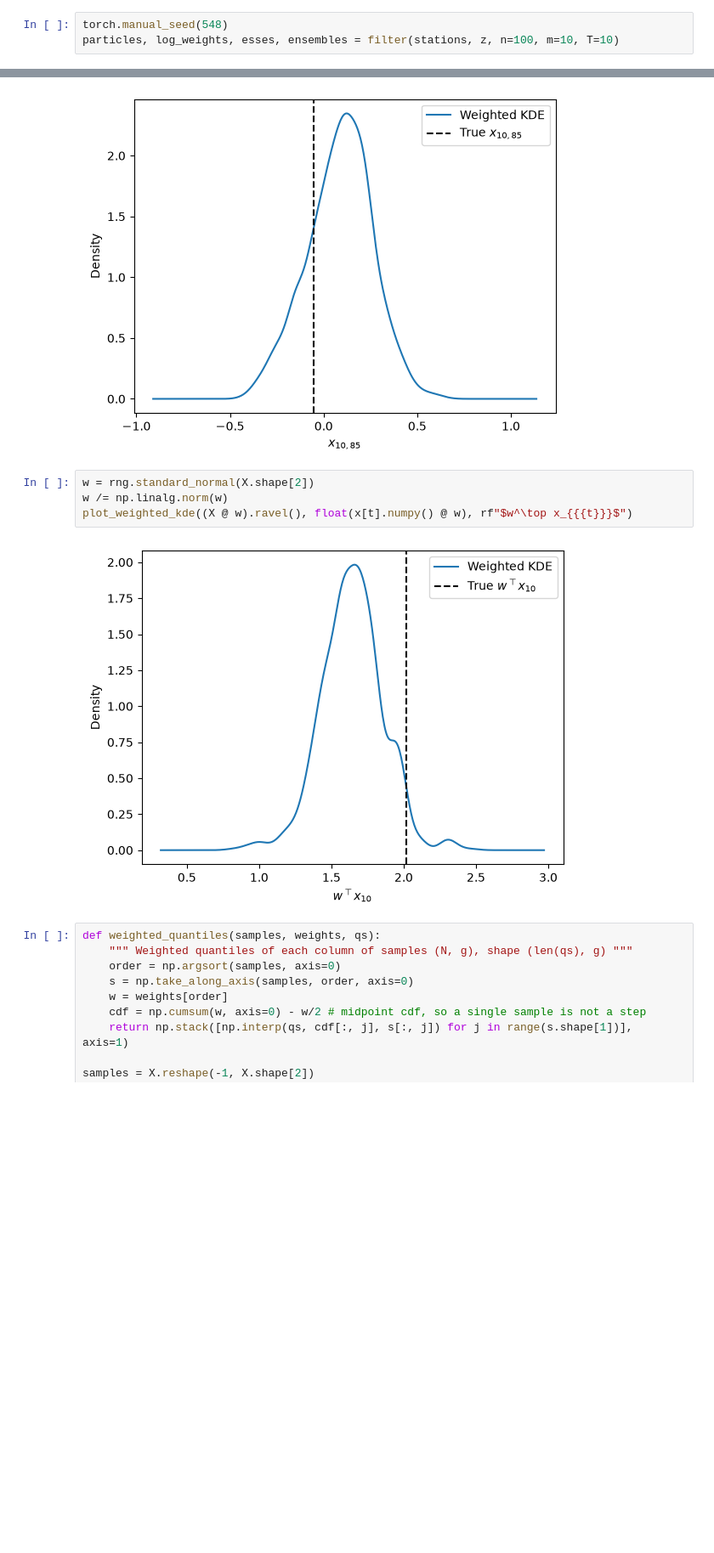
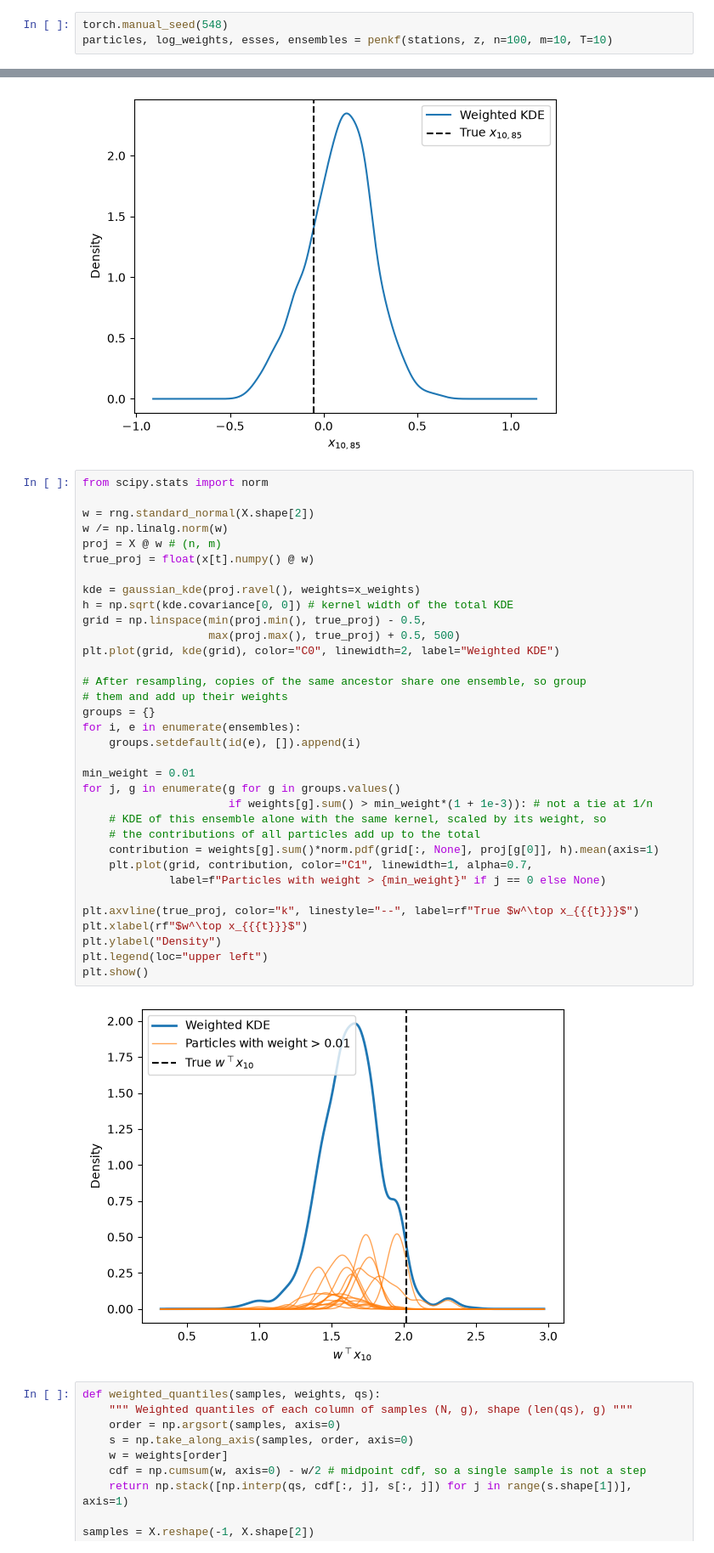
Before and after one commit to zach-lau/QP1, a Jupyter notebook: code/simulation/penkf.ipynb, the cells around one changed output, grey strips where cells are left out. Shown at 85% size. Saved outputs shown, nothing was run; the diff lists cells and outputs as text; blank space fills up the shorter version.

```diff
--- a/code/simulation/penkf.ipynb
+++ b/code/simulation/penkf.ipynb
@@ -16,7 +16,7 @@ z = data["z"]
 meta = data["meta"]
 # %%
 torch.manual_seed(548)
-particles, log_weights, esses, ensembles = filter(stations, z, n=100, m=10, T=10)
+particles, log_weights, esses, ensembles = penkf(stations, z, n=100, m=10, T=10)
 # %%
 theta[10]
 # %% [output]
@@ -64,11 +64,41 @@ plot_weighted_kde(X[:, :, k].ravel(), x[t, k].item(), rf"$x_{{{t},{k}}}$")
 # %% [output]
 [figure]
 # %%
+from scipy.stats import norm
+
 w = rng.standard_normal(X.shape[2])
 w /= np.linalg.norm(w)
-plot_weighted_kde((X @ w).ravel(), float(x[t].numpy() @ w), rf"$w^\top x_{{{t}}}$")
+proj = X @ w # (n, m)
+true_proj = float(x[t].numpy() @ w)
+
+kde = gaussian_kde(proj.ravel(), weights=x_weights)
+h = np.sqrt(kde.covariance[0, 0]) # kernel width of the total KDE
+grid = np.linspace(min(proj.min(), true_proj) - 0.5,
+                   max(proj.max(), true_proj) + 0.5, 500)
+plt.plot(grid, kde(grid), color="C0", linewidth=2, label="Weighted KDE")
+
+# After resampling, copies of the same ancestor share one ensemble, so group
+# them and add up their weights
+groups = {}
+for i, e in enumerate(ensembles):
+    groups.setdefault(id(e), []).append(i)
+
+min_weight = 0.01
+for j, g in enumerate(g for g in groups.values()
+                      if weights[g].sum() > min_weight*(1 + 1e-3)): # not a tie at 1/n
+    # KDE of this ensemble alone with the same kernel, scaled by its weight, so
+    # the contributions of all particles add up to the total
+    contribution = weights[g].sum()*norm.pdf(grid[:, None], proj[g[0]], h).mean(axis=1)
+    plt.plot(grid, contribution, color="C1", linewidth=1, alpha=0.7,
+             label=f"Particles with weight > {min_weight}" if j == 0 else None)
+
+plt.axvline(true_proj, color="k", linestyle="--", label=rf"True $w^\top x_{{{t}}}$")
+plt.xlabel(rf"$w^\top x_{{{t}}}$")
+plt.ylabel("Density")
+plt.legend(loc="upper left")
+plt.show()
 # %% [output]
-[figure, old version]
+[figure, new version]
 # %%
 def weighted_quantiles(samples, weights, qs):
     """ Weighted quantiles of each column of samples (N, g), shape (len(qs), g) """
```
Also changed, not shown: parts of 2 cells of this notebook, 5 other files.
